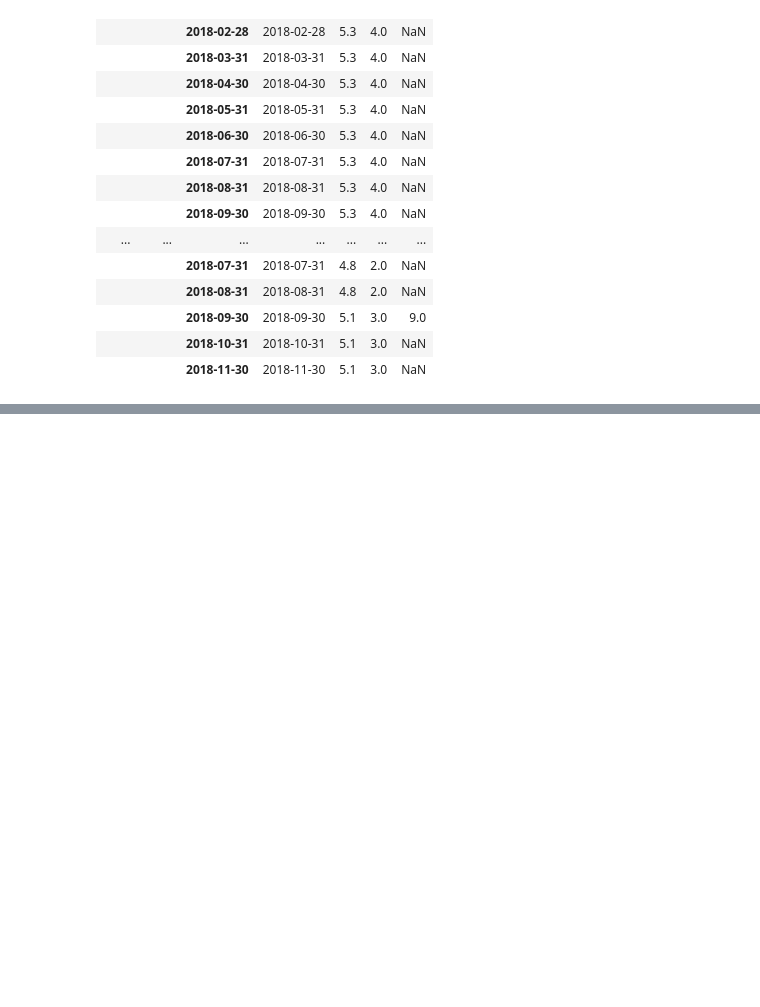
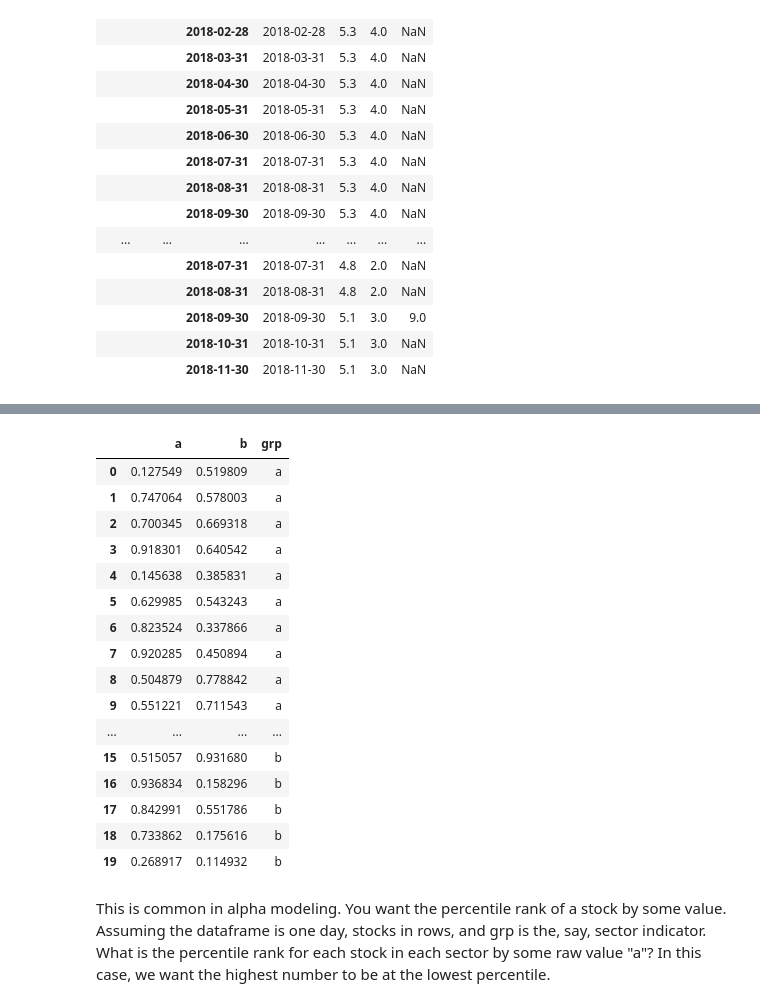
Before and after one commit to marketneutral/misc_research, a Jupyter notebook: pandas-multiindex.ipynb, the cells around one changed output, grey strips where cells are left out. Cells and saved outputs as stored; diff of their text form; code cells hidden in the pictures; blank space fills up the shorter version.

Commit message:
Added example of group and rank

```diff
--- a/pandas-multiindex.ipynb
+++ b/pandas-multiindex.ipynb
@@ -104,0 +101,29 @@ MultiIndex(levels=[['blue', 'red'], [18, 20, 22], [2017-12-31 00:00:00, 2018-01-
+# %%
+grp = list('a'*10 + 'b'*10)
+# %%
+a = np.random.random(20)
+b = np.random.random(20)
+# %%
+df = pd.DataFrame(data={'a':a, 'b': b, 'grp':grp}).reindex()
+# %%
+df
+# %% [output]
+|  | a | b | grp |
+| 0 | 0.127549 | 0.519809 | a |
+| 1 | 0.747064 | 0.578003 | a |
+| 2 | 0.700345 | 0.669318 | a |
+| 3 | 0.918301 | 0.640542 | a |
+| 4 | 0.145638 | 0.385831 | a |
+| 5 | 0.629985 | 0.543243 | a |
+| 6 | 0.823524 | 0.337866 | a |
+| 7 | 0.920285 | 0.450894 | a |
+| 8 | 0.504879 | 0.778842 | a |
+| 9 | 0.551221 | 0.711543 | a |
+| ... | ... | ... | ... |
+| 15 | 0.515057 | 0.931680 | b |
+| 16 | 0.936834 | 0.158296 | b |
+| 17 | 0.842991 | 0.551786 | b |
+| 18 | 0.733862 | 0.175616 | b |
+| 19 | 0.268917 | 0.114932 | b |
+# %% [markdown]
+This is common in alpha modeling. You want the percentile rank of a stock by some value. Assuming the dataframe is one day, stocks in rows, and grp is the, say, sector indicator. What is the percentile rank for each stock in each sector by some raw value "a"? In this case, we want the highest number to be at the lowest percentile.
```
Also changed, not shown: parts of 3 cells of this notebook.
